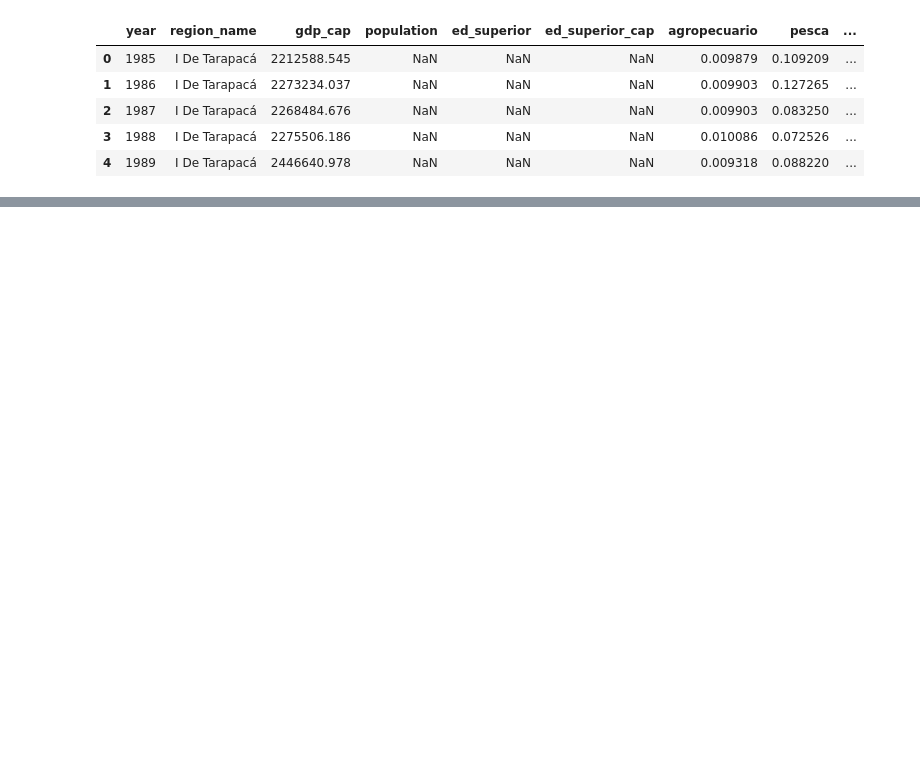
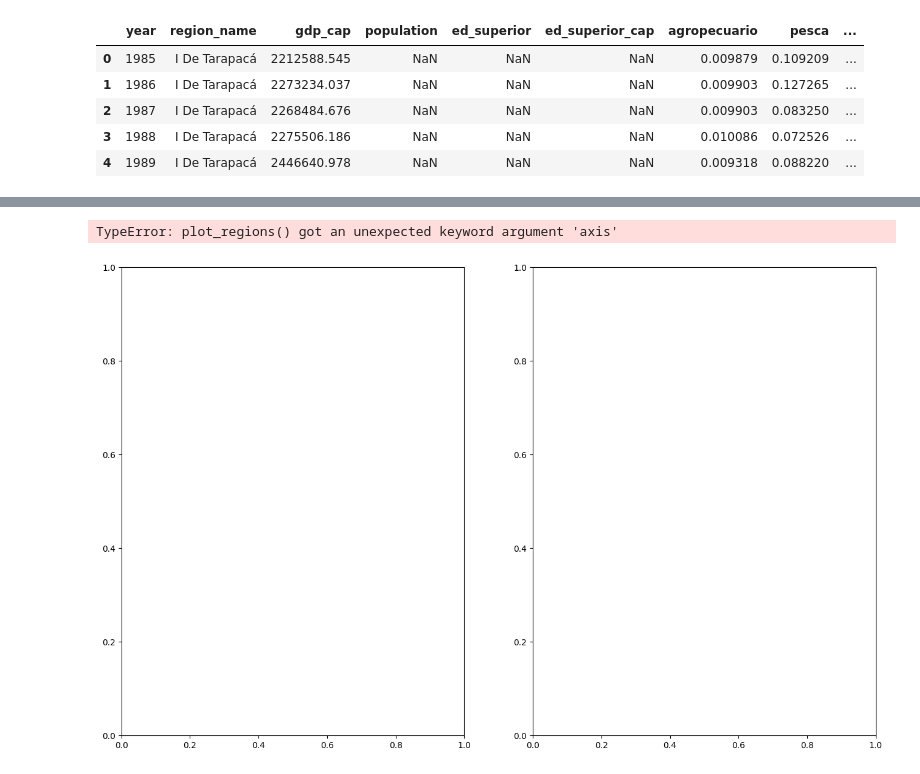
Before and after one commit to diodz/dpl-earthquakes, a Jupyter notebook: notebooks/Additional Figures.ipynb, the cells around one changed output, grey strips where cells are left out. Drawn from its saved outputs; the diff is of its cells as text; code cells hidden in the pictures; blank space fills up the shorter version.

```diff
--- a/notebooks/Additional Figures.ipynb
+++ b/notebooks/Additional Figures.ipynb
@@ -54,0 +110,38 @@ nz.head()
+# %%
+import geopandas as gpd
+import matplotlib.pyplot as plt
+
+chile_shapefile = gpd.read_file('../data/cl_shp/cl.shp')
+nz_shapefile = gpd.read_file('../data/nz_shp/nz.shp')
+
+# Define a function to plot the maps with different colors for regions and highlight the earthquake region
+def plot_regions(ax, gdf, earthquake_region, title):
+    # Assign a color to each region
+    gdf['color'] = 'gray'
+    gdf.loc[gdf['name'] == earthquake_region, 'color'] = 'crimson'
+
+    # Plot the regions
+    gdf.plot(ax=ax, color=gdf['color'], edgecolor='black', legend=True, axis_on=False)
+    ax.set_title(title)
+
+# Create a figure with two subplots
+fig, ax = plt.subplots(1, 2, figsize=(16, 10))
+
+# Plot Chile with the earthquake region highlighted in red
+plot_regions(ax[0], chile_shapefile, earthquake_region='Maule', title='Regions of Chile (Maule highlighted)')
+
+# Plot New Zealand with the earthquake region highlighted in red
+plot_regions(ax[1], nz_shapefile, earthquake_region='Canterbury', title='Regions of New Zealand (Canterbury highlighted)')
+
+# Add legends
+#handles, labels = ax[0].get_legend_handles_labels()
+#ax[0].legend(handles, labels, loc='lower left', title='Regions')
+
+#handles, labels = ax[1].get_legend_handles_labels()
+#ax[1].legend(handles, labels, loc='lower left', title='Regions')
+
+plt.tight_layout()
+plt.show()
+# %% [output]
+TypeError: plot_regions() got an unexpected keyword argument 'axis'
+[figure, added]
```
Also changed, not shown: parts of 5 cells of this notebook, 2 other files.
